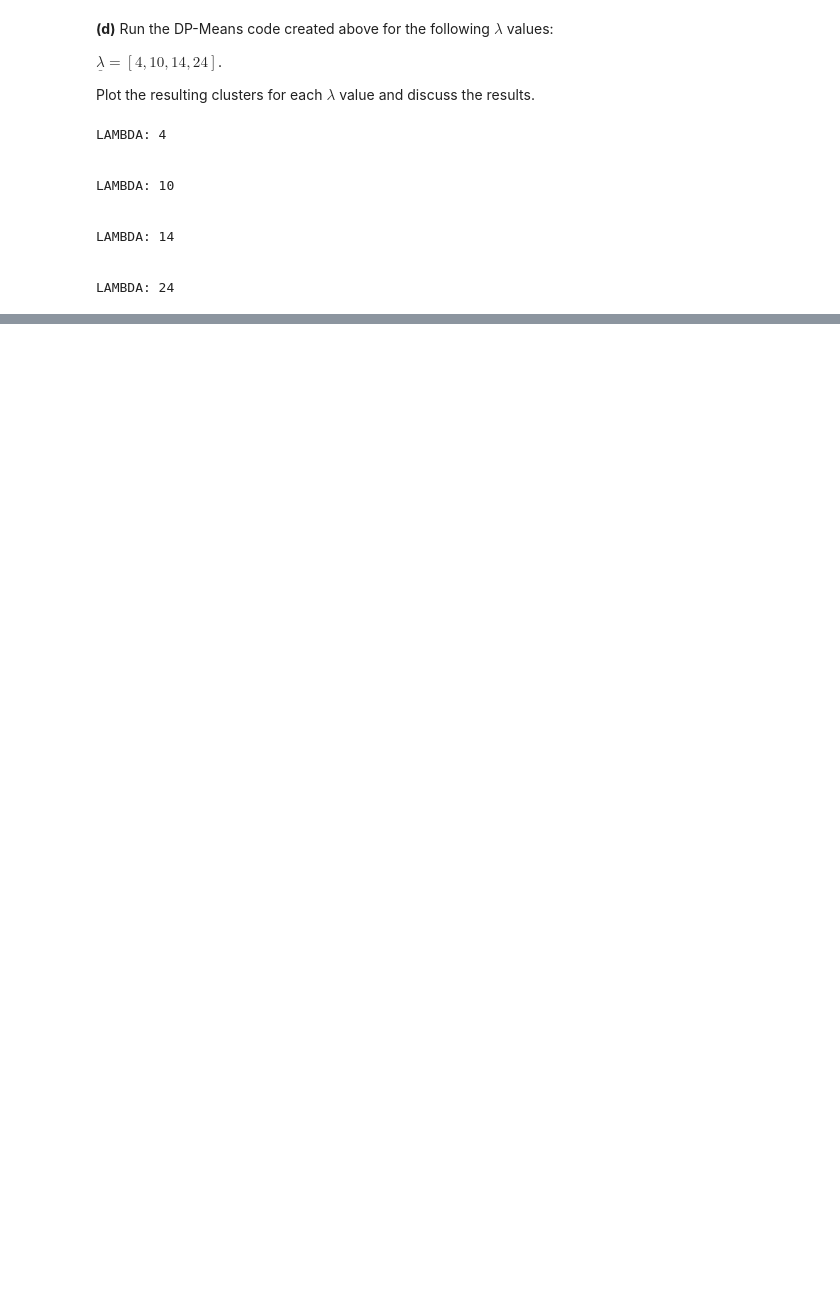
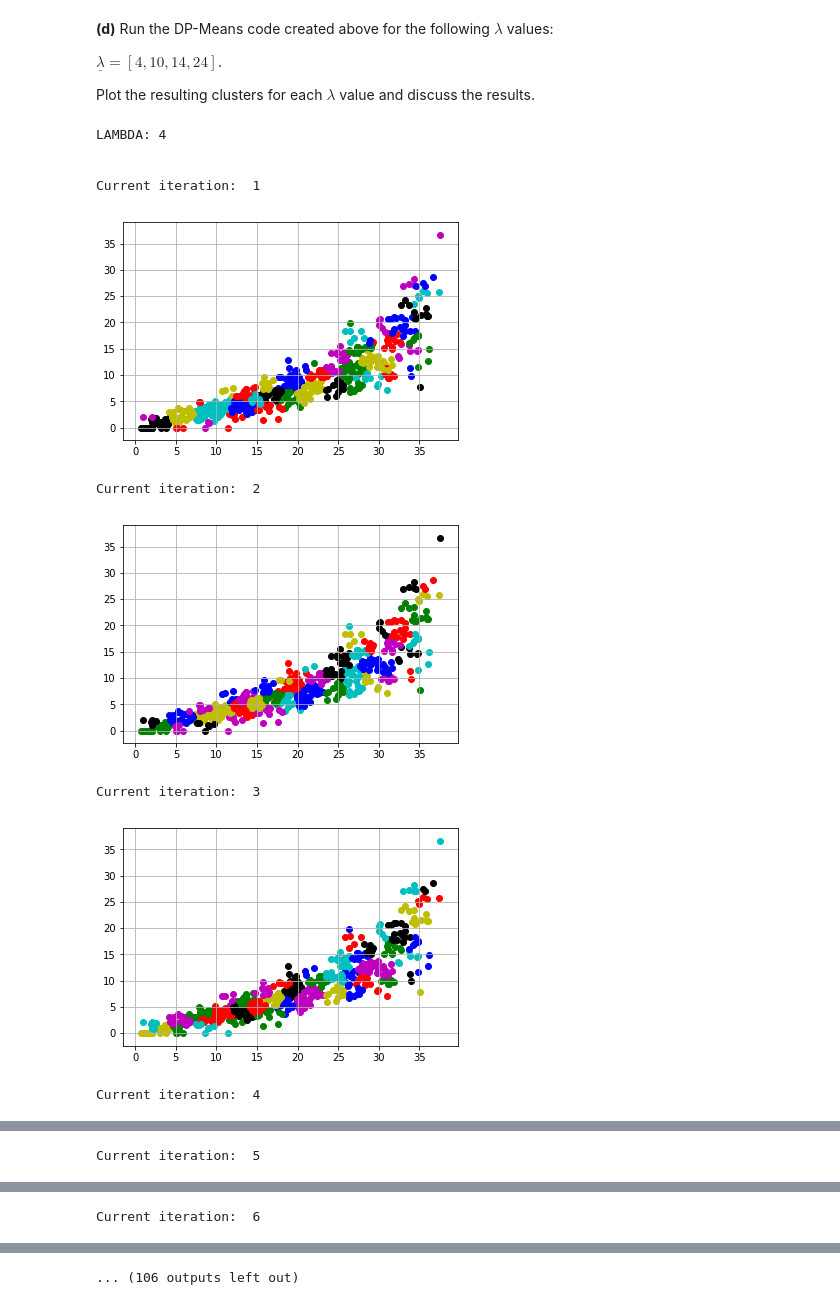
Before and after one commit to AtlasUnion/EC414, a Jupyter notebook: homework/hw6/HW 6 - Clustering.ipynb, the cells around one changed output, grey strips where cells are left out. Cells and saved outputs as stored; diff of their text form; code cells hidden in the pictures; blank space fills up the shorter version.

```diff
--- a/homework/hw6/HW 6 - Clustering.ipynb
+++ b/homework/hw6/HW 6 - Clustering.ipynb
@@ -455,41 +358,41 @@ print('LAMBDA: 4','\n\n')
 ##############
 # Lambda - 4##
 ##############
-
+dp_means(4)
 # Write code here
 
 print('LAMBDA: 10','\n\n')
 ##############
 # Lambda - 10#
 ##############
-
+dp_means(10)
 # Write code here
 
 print('LAMBDA: 14','\n\n')
 ##############
 # Lambda - 14#
 ##############
-
+dp_means(14)
 # Write code here
 
 print('LAMBDA: 24','\n\n')
 ##############
 # Lambda - 24#
 ##############
-
+dp_means(24)
 # Write code here
 
 
 
 ## discussion of results?
 # %% [output]
 LAMBDA: 4
 
 
-LAMBDA: 10
-
-
-LAMBDA: 14
-
-
-LAMBDA: 24
+Current iteration:  1
+[figure, added]
+Current iteration:  2
+[figure, added]
+Current iteration:  3
+[figure, added]
+Current iteration:  4
@@ -495,0 +400 @@ LAMBDA: 24
+Current iteration:  5
@@ -495,0 +402 @@ LAMBDA: 24
+Current iteration:  6
@@ -495,0 +404 @@ LAMBDA: 24
+... (106 outputs left out)
```
Also changed, not shown: parts of 5 cells of this notebook.
